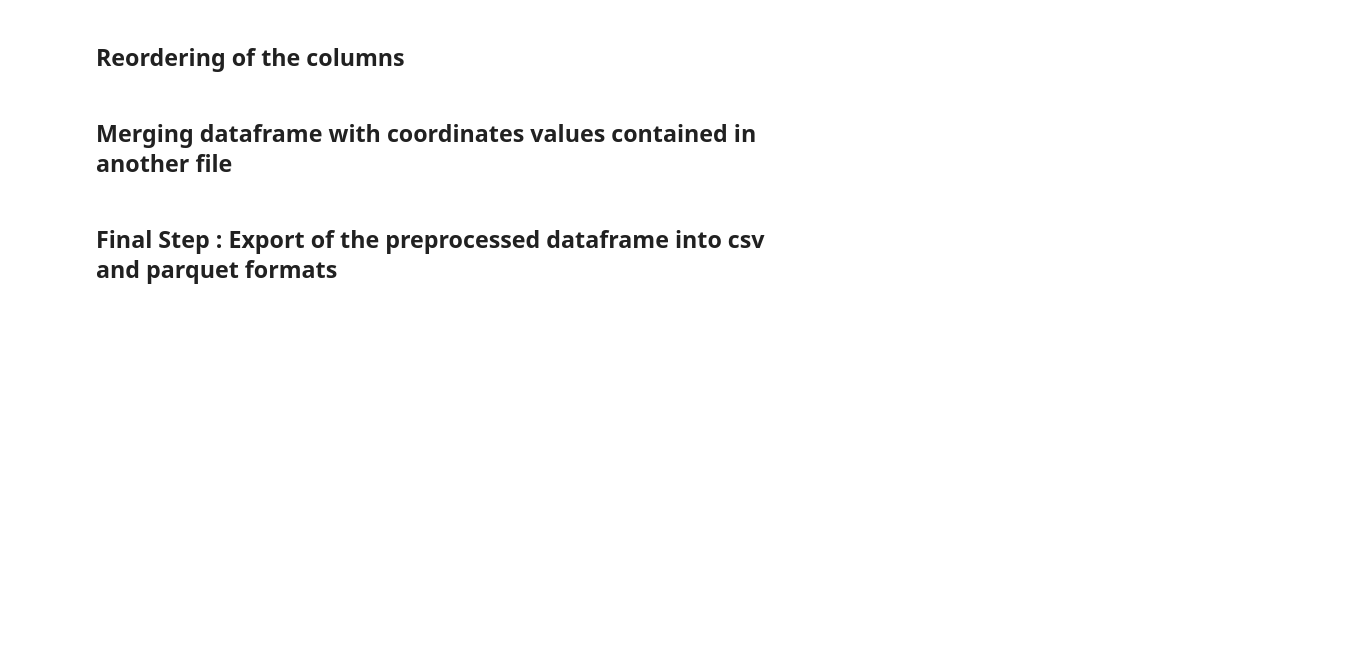
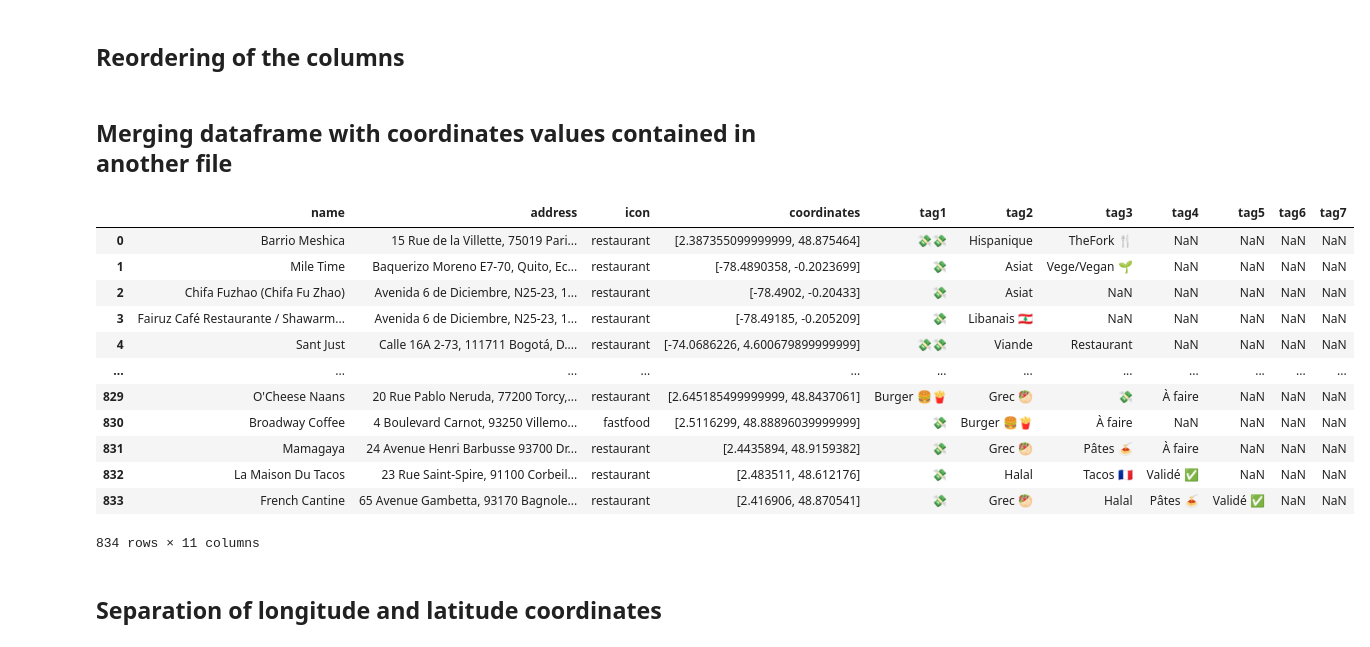
Before and after one commit to ephraim-amz/address-notebook-analysis, a Jupyter notebook: file-preprocessing-notebook.ipynb, the cells around one changed output. Saved outputs shown, nothing was run; the diff lists cells and outputs as text; code cells hidden in the pictures; blank space fills up the shorter version.

```diff
--- a/file-preprocessing-notebook.ipynb
+++ b/file-preprocessing-notebook.ipynb
@@ -186,0 +185,18 @@ df = pd.read_csv('addresses-notebook.csv')
+# %%
+df_geo
+# %% [output]
+|  | name | address | icon | coordinates | tag1 | tag2 | tag3 | tag4 | tag5 | tag6 | tag7 |
+| 0 | Barrio Meshica | 15 Rue de la Villette, 75019 Pari... | restaurant | [2.387355099999999, 48.875464] | 💸💸 | Hispanique | TheFork 🍴 | NaN | NaN | NaN | NaN |
+| 1 | Mile Time | Baquerizo Moreno E7-70, Quito, Ec... | restaurant | [-78.4890358, -0.2023699] | 💸 | Asiat | Vege/Vegan 🌱 | NaN | NaN | NaN | NaN |
+| 2 | Chifa Fuzhao (Chifa Fu Zhao) | Avenida 6 de Diciembre, N25-23, 1... | restaurant | [-78.4902, -0.20433] | 💸 | Asiat | NaN | NaN | NaN | NaN | NaN |
+| 3 | Fairuz Café Restaurante / Shawarm... | Avenida 6 de Diciembre, N25-23, 1... | restaurant | [-78.49185, -0.205209] | 💸 | Libanais 🇱🇧 | NaN | NaN | NaN | NaN | NaN |
+| 4 | Sant Just | Calle 16A 2-73, 111711 Bogotá, D.... | restaurant | [-74.0686226, 4.600679899999999] | 💸💸 | Viande | Restaurant | NaN | NaN | NaN | NaN |
+| ... | ... | ... | ... | ... | ... | ... | ... | ... | ... | ... | ... |
+| 829 | O'Cheese Naans | 20 Rue Pablo Neruda, 77200 Torcy,... | restaurant | [2.645185499999999, 48.8437061] | Burger 🍔🍟 | Grec 🥙 | 💸 | À faire | NaN | NaN | NaN |
+| 830 | Broadway Coffee | 4 Boulevard Carnot, 93250 Villemo... | fastfood | [2.5116299, 48.88896039999999] | 💸 | Burger 🍔🍟 | À faire | NaN | NaN | NaN | NaN |
+| 831 | Mamagaya | 24 Avenue Henri Barbusse 93700 Dr... | restaurant | [2.4435894, 48.9159382] | 💸 | Grec 🥙 | Pâtes 🍝 | À faire | NaN | NaN | NaN |
+| 832 | La Maison Du Tacos | 23 Rue Saint-Spire, 91100 Corbeil... | restaurant | [2.483511, 48.612176] | 💸 | Halal | Tacos 🇫🇷 | Validé ✅ | NaN | NaN | NaN |
+| 833 | French Cantine | 65 Avenue Gambetta, 93170 Bagnole... | restaurant | [2.416906, 48.870541] | 💸 | Grec 🥙 | Halal | Pâtes 🍝 | Validé ✅ | NaN | NaN |
+834 rows × 11 columns
+# %% [markdown]
+## Separation of longitude and latitude coordinates
@@ -190,5 +213,3 @@ df_merged = pd.merge(df, df_geo, on='name', how='left')
 df_merged = df_merged.drop(columns=['address_y', 'icon_y', 'tag1_y', 'tag2_y', 'tag3_y', 'tag4_y', 'tag5_y', 'tag6_y', 'tag7_y'])
 # %%
 df_merged.columns = [column[:-2] if column.endswith('_x') else column for column in df_merged.columns]
-# %% [markdown]
-## Final Step : Export of the preprocessed dataframe into csv and parquet formats
```
Also changed, not shown: parts of 25 cells of this notebook, 3 other files.
